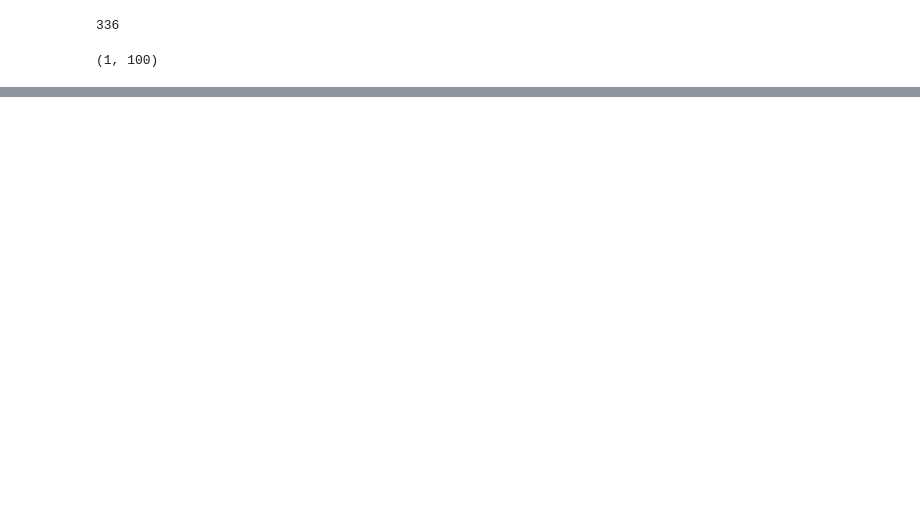
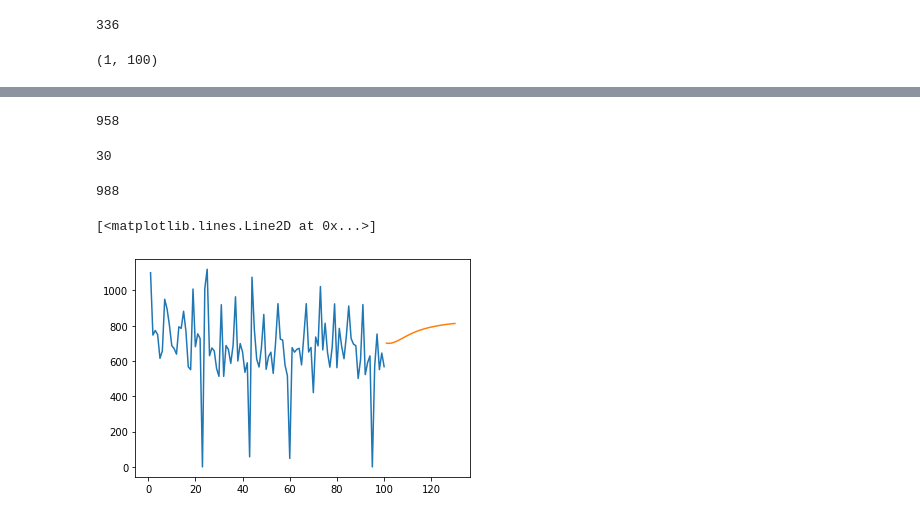
Before and after one commit to sreeniedp/Coursera_ML_Assignments, a Jupyter notebook: New_Model.ipynb, the cells around one changed output, grey strips where cells are left out. Drawn from its saved outputs; the diff is of its cells as text; code cells hidden in the pictures; blank space fills up the shorter version.

```diff
--- a/New_Model.ipynb
+++ b/New_Model.ipynb
@@ -263,7 +263,7 @@ while(i<30):
         #print(X_input)
         yhat=model.predict(X_input,verbose=0)
         print("{} day output {}".format(i,yhat))
-        temp_input.extend(yhat[0].tolist)
+        temp_input.extend(yhat[0].tolist())
         temp_input=temp_input[1:]
         #print(temp_input)
         lst_output.extend(yhat.tolist())
@@ -301,0 +300,4 @@ TypeError: ignored
+# %%
+
+day_new=np.arange(1,101)
+day_pred=np.arange(101,131)
@@ -301,0 +312,8 @@ TypeError: ignored
+# %%
+len(df10)
+# %% [output]
+958
+# %%
+len(lst_output)
+# %% [output]
+30
@@ -301,0 +323,10 @@ TypeError: ignored
+# %%
+len(df3)
+# %% [output]
+988
+# %%
+plt.plot(day_new,scaler.inverse_transform(df10[858:]))
+plt.plot(day_pred,scaler.inverse_transform(lst_output))
+# %% [output]
+[<matplotlib.lines.Line2D at 0x...>]
+[figure, added]
```
Also changed, not shown: parts of 20 cells of this notebook.
